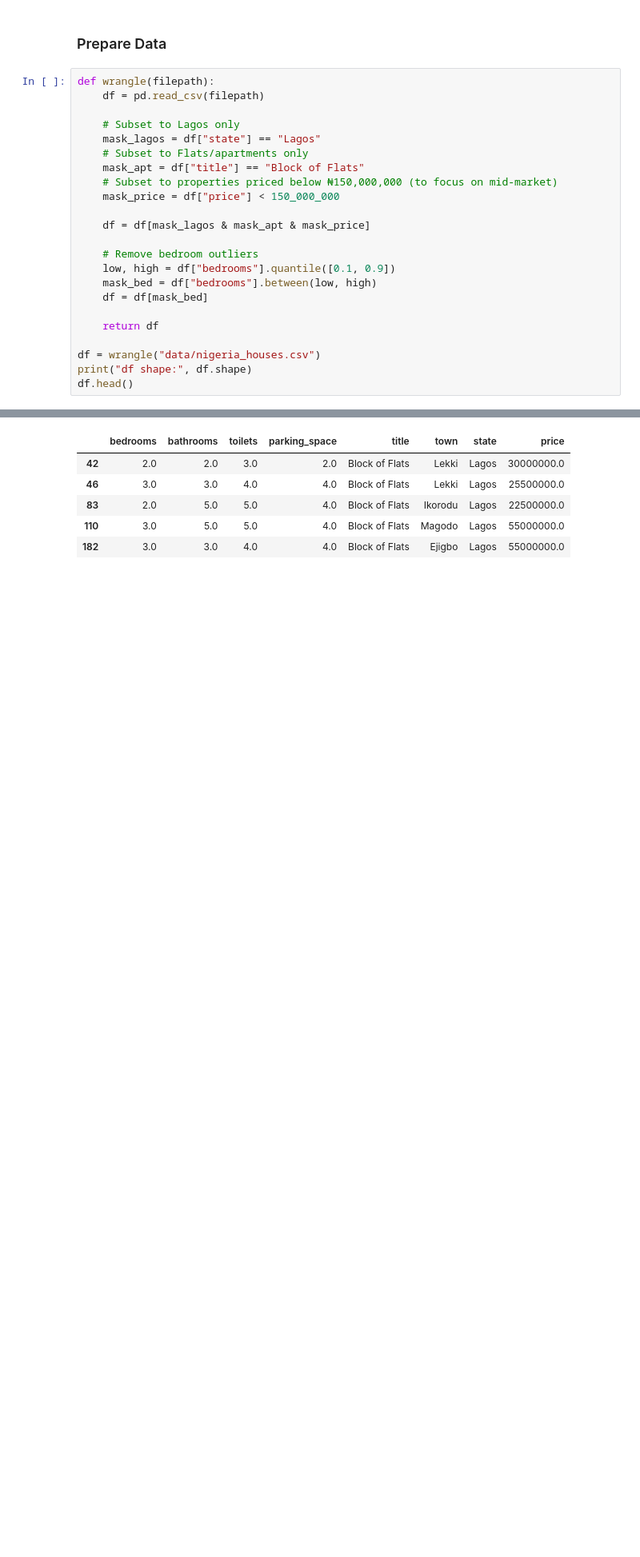
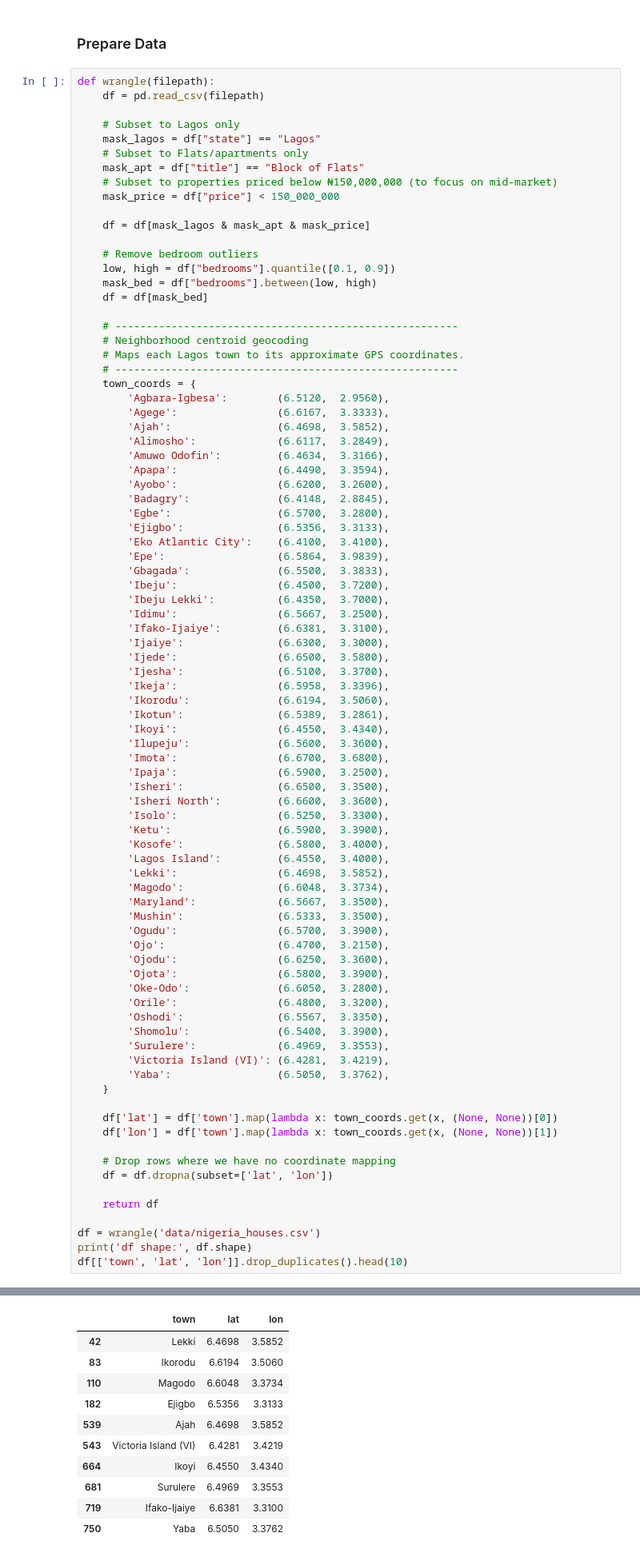
Before and after one commit to AJ-MH/Data-Science, a Jupyter notebook: lagos-apartment-price-prediction/lagos_apartment_price_prediction.ipynb, the cells around one changed output, grey strips where cells are left out. Shown at 80% size. Cells and saved outputs as stored; diff of their text form; blank space fills up the shorter version.

```diff
--- a/lagos-apartment-price-prediction/lagos_apartment_price_prediction.ipynb
+++ b/lagos-apartment-price-prediction/lagos_apartment_price_prediction.ipynb
@@ -47,9 +47,70 @@ def wrangle(filepath):
     mask_bed = df["bedrooms"].between(low, high)
     df = df[mask_bed]
 
+    # -------------------------------------------------------
+    # Neighborhood centroid geocoding
+    # Maps each Lagos town to its approximate GPS coordinates.
+    # -------------------------------------------------------
+    town_coords = {
+        'Agbara-Igbesa':        (6.5120,  2.9560),
+        'Agege':                (6.6167,  3.3333),
+        'Ajah':                 (6.4698,  3.5852),
+        'Alimosho':             (6.6117,  3.2849),
+        'Amuwo Odofin':         (6.4634,  3.3166),
+        'Apapa':                (6.4490,  3.3594),
+        'Ayobo':                (6.6200,  3.2600),
+        'Badagry':              (6.4148,  2.8845),
+        'Egbe':                 (6.5700,  3.2800),
+        'Ejigbo':               (6.5356,  3.3133),
+        'Eko Atlantic City':    (6.4100,  3.4100),
+        'Epe':                  (6.5864,  3.9839),
+        'Gbagada':              (6.5500,  3.3833),
+        'Ibeju':                (6.4500,  3.7200),
+        'Ibeju Lekki':          (6.4350,  3.7000),
+        'Idimu':                (6.5667,  3.2500),
+        'Ifako-Ijaiye':         (6.6381,  3.3100),
+        'Ijaiye':               (6.6300,  3.3000),
+        'Ijede':                (6.6500,  3.5800),
+        'Ijesha':               (6.5100,  3.3700),
+        'Ikeja':                (6.5958,  3.3396),
+        'Ikorodu':              (6.6194,  3.5060),
+        'Ikotun':               (6.5389,  3.2861),
+        'Ikoyi':                (6.4550,  3.4340),
+        'Ilupeju':              (6.5600,  3.3600),
+        'Imota':                (6.6700,  3.6800),
+        'Ipaja':                (6.5900,  3.2500),
+        'Isheri':               (6.6500,  3.3500),
+        'Isheri North':         (6.6600,  3.3600),
+        'Isolo':                (6.5250,  3.3300),
+        'Ketu':                 (6.5900,  3.3900),
+        'Kosofe':               (6.5800,  3.4000),
+        'Lagos Island':         (6.4550,  3.4000),
+        'Lekki':                (6.4698,  3.5852),
+        'Magodo':               (6.6048,  3.3734),
+        'Maryland':             (6.5667,  3.3500),
+        'Mushin':               (6.5333,  3.3500),
+        'Ogudu':                (6.5700,  3.3900),
+        'Ojo':                  (6.4700,  3.2150),
+        'Ojodu':                (6.6250,  3.3600),
+        'Ojota':                (6.5800,  3.3900),
+        'Oke-Odo':              (6.6050,  3.2800),
+        'Orile':                (6.4800,  3.3200),
+        'Oshodi':               (6.5567,  3.3350),
+        'Shomolu':              (6.5400,  3.3900),
+        'Surulere':             (6.4969,  3.3553),
+        'Victoria Island (VI)': (6.4281,  3.4219),
+        'Yaba':                 (6.5050,  3.3762),
+    }
+
+    df['lat'] = df['town'].map(lambda x: town_coords.get(x, (None, None))[0])
+    df['lon'] = df['town'].map(lambda x: town_coords.get(x, (None, None))[1])
+
+    # Drop rows where we have no coordinate mapping
+    df = df.dropna(subset=['lat', 'lon'])
+
     return df
 
-df = wrangle("data/nigeria_houses.csv")
-print("df shape:", df.shape)
-df.head()
+df = wrangle('data/nigeria_houses.csv')
+print('df shape:', df.shape)
+df[['town', 'lat', 'lon']].drop_duplicates().head(10)
 # %% [output]
@@ -57,9 +118,14 @@ df shape: (769, 8)
-|  | bedrooms | bathrooms | toilets | parking_space | title | town | state | price |
-| 42 | 2.0 | 2.0 | 3.0 | 2.0 | Block of Flats | Lekki | Lagos | 30000000.0 |
-| 46 | 3.0 | 3.0 | 4.0 | 4.0 | Block of Flats | Lekki | Lagos | 25500000.0 |
-| 83 | 2.0 | 5.0 | 5.0 | 4.0 | Block of Flats | Ikorodu | Lagos | 22500000.0 |
-| 110 | 3.0 | 5.0 | 5.0 | 4.0 | Block of Flats | Magodo | Lagos | 55000000.0 |
-| 182 | 3.0 | 3.0 | 4.0 | 4.0 | Block of Flats | Ejigbo | Lagos | 55000000.0 |
+|  | town | lat | lon |
+| 42 | Lekki | 6.4698 | 3.5852 |
+| 83 | Ikorodu | 6.6194 | 3.5060 |
+| 110 | Magodo | 6.6048 | 3.3734 |
+| 182 | Ejigbo | 6.5356 | 3.3133 |
+| 539 | Ajah | 6.4698 | 3.5852 |
+| 543 | Victoria Island (VI) | 6.4281 | 3.4219 |
+| 664 | Ikoyi | 6.4550 | 3.4340 |
+| 681 | Surulere | 6.4969 | 3.3553 |
+| 719 | Ifako-Ijaiye | 6.6381 | 3.3100 |
+| 750 | Yaba | 6.5050 | 3.3762 |
 # %%
 # Explore data
 df.info()
```
Also changed, not shown: parts of 21 cells of this notebook.
